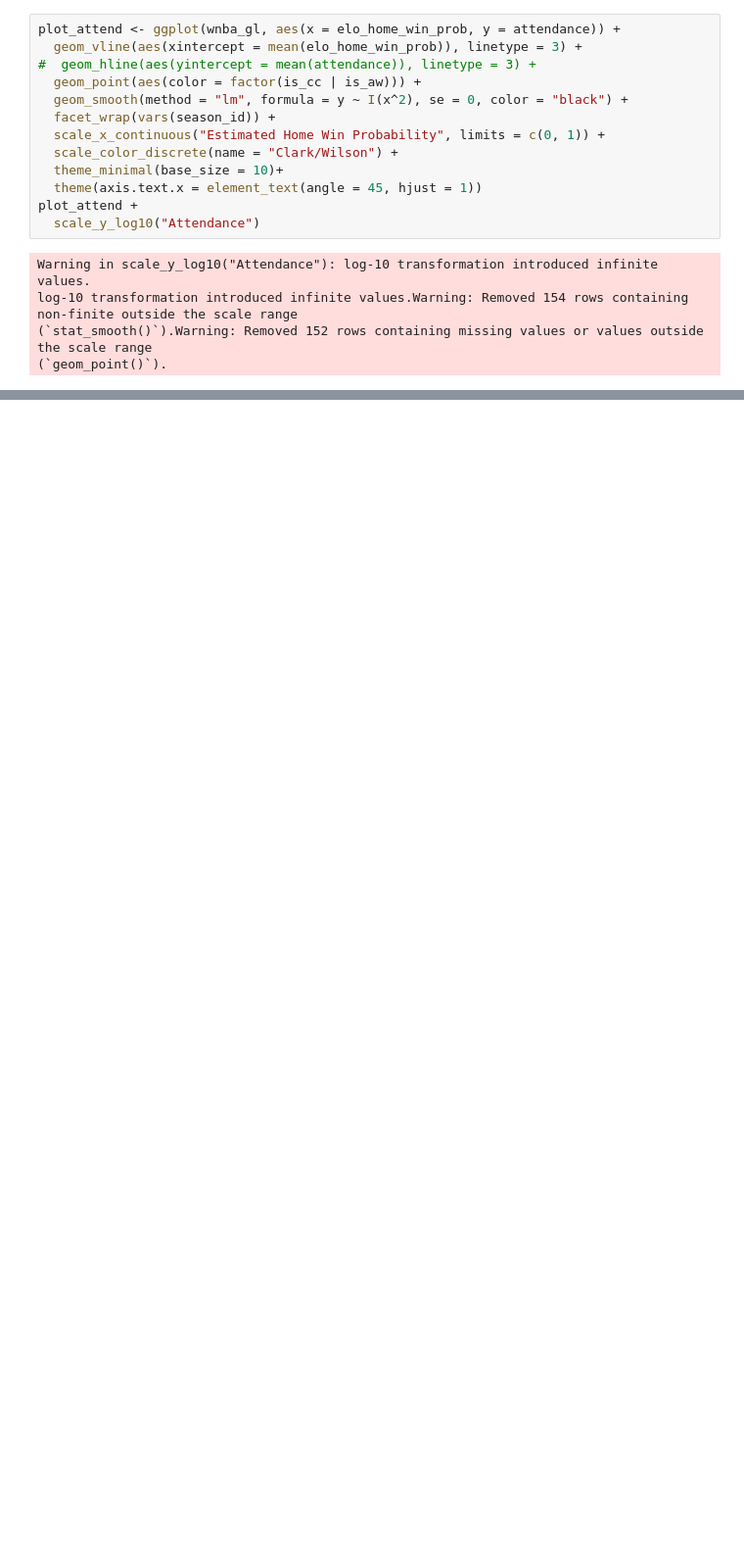
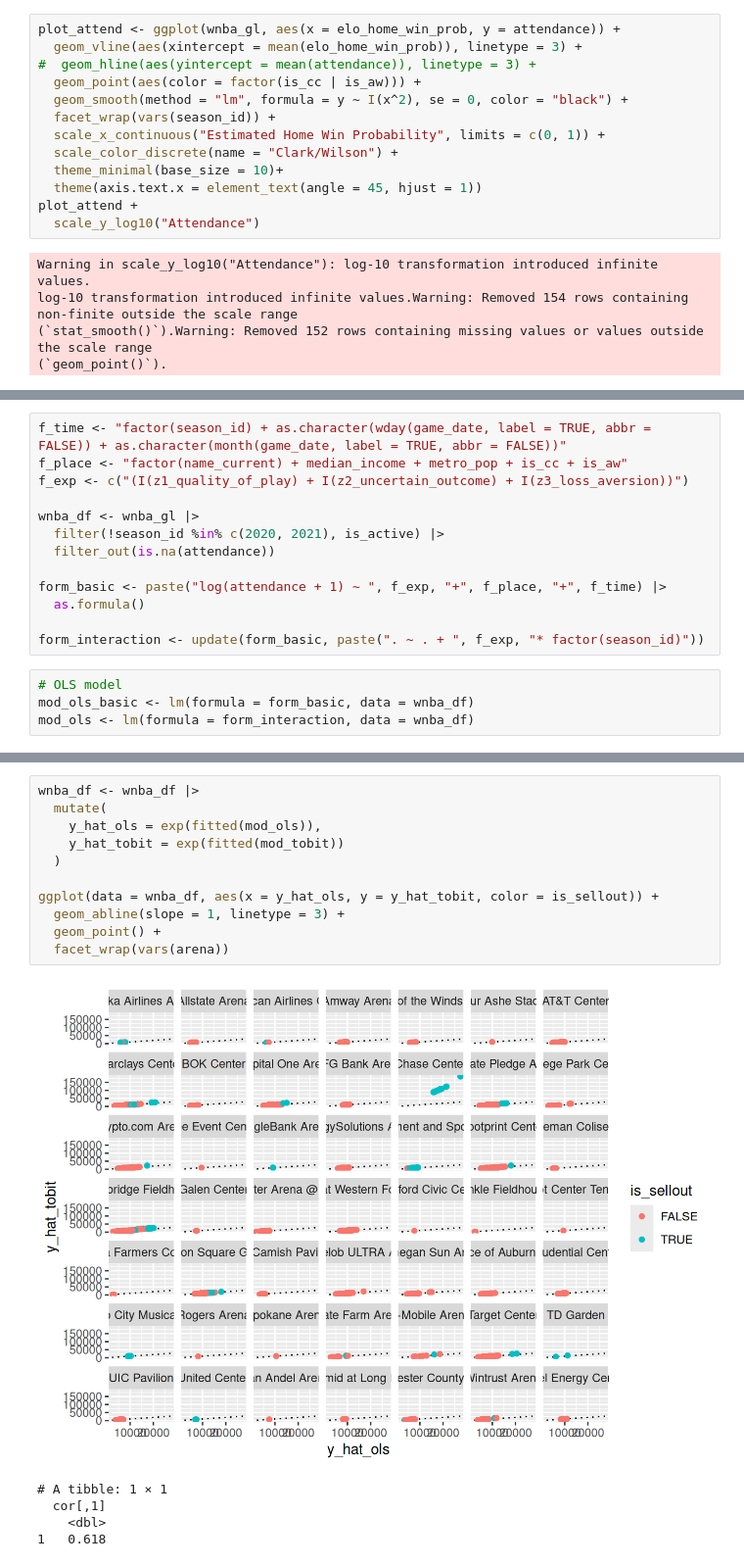
Before and after one commit to g-eastwood/wnbaattendance, a Jupyter notebook: index.out.ipynb, the cells around one changed output, grey strips where cells are left out. Shown at 98% size. Drawn from its saved outputs; the diff is of its cells as text; blank space fills up the shorter version.

```diff
--- a/index.out.ipynb
+++ b/index.out.ipynb
@@ -596,0 +406,17 @@ Because our response variable $\gamma$ is constrained between 0 and 1, but has s
+# %%
+f_time <- "factor(season_id) + as.character(wday(game_date, label = TRUE, abbr = FALSE)) + as.character(month(game_date, label = TRUE, abbr = FALSE))"
+f_place <- "factor(name_current) + median_income + metro_pop + is_cc + is_aw"
+f_exp <- c("(I(z1_quality_of_play) + I(z2_uncertain_outcome) + I(z3_loss_aversion))")
+
+wnba_df <- wnba_gl |>
+  filter(!season_id %in% c(2020, 2021), is_active) |>
+  filter_out(is.na(attendance))
+
+form_basic <- paste("log(attendance + 1) ~ ", f_exp, "+", f_place, "+", f_time) |>
+  as.formula()
+
+form_interaction <- update(form_basic, paste(". ~ . + ", f_exp, "* factor(season_id)"))
+# %%
+# OLS model
+mod_ols_basic <- lm(formula = form_basic, data = wnba_df)
+mod_ols <- lm(formula = form_interaction, data = wnba_df)
@@ -596,0 +452,17 @@ Because our response variable $\gamma$ is constrained between 0 and 1, but has s
+# %%
+wnba_df <- wnba_df |>
+  mutate(
+    y_hat_ols = exp(fitted(mod_ols)),
+    y_hat_tobit = exp(fitted(mod_tobit))
+  )
+
+ggplot(data = wnba_df, aes(x = y_hat_ols, y = y_hat_tobit, color = is_sellout)) +
+  geom_abline(slope = 1, linetype = 3) +
+  geom_point() +
+  facet_wrap(vars(arena))
+# %% [output]
+[figure, added]
+# A tibble: 1 × 1
+  cor[,1]
+    <dbl>
+1   0.618
```
Also changed, not shown: parts of 110 cells of this notebook, 58 other files.
